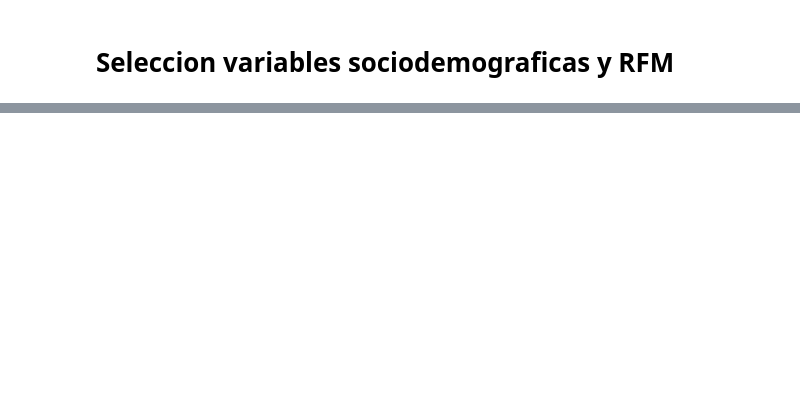
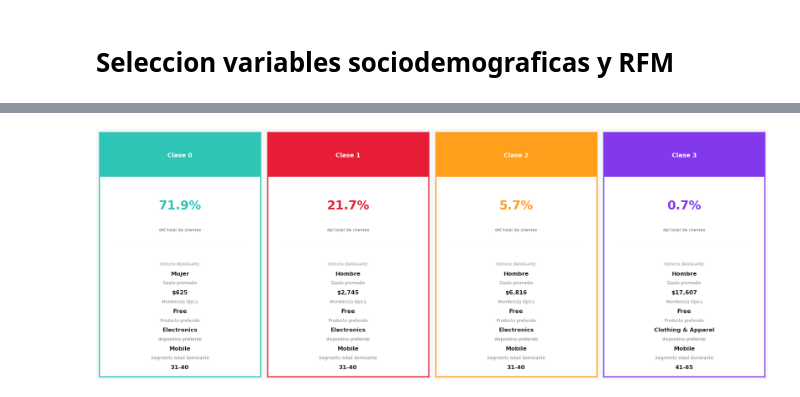
Before and after one commit to ShawnFRS/trabajos-marketing, a Jupyter notebook: trabajo 2/trabajo 2.ipynb, the cells around one changed output, grey strips where cells are left out. Drawn from its saved outputs; the diff is of its cells as text; code cells hidden in the pictures; blank space fills up the shorter version.

```diff
--- a/trabajo 2/trabajo 2.ipynb
+++ b/trabajo 2/trabajo 2.ipynb
@@ -196,0 +569,19 @@ display(df.head(5))
+# %%
+# ── Uso ───────────────────────────────────────────────────────────────────────
+tarjetas_segmentos(
+    df       = df_consumidores,
+    col_pred = "mixed_pred",
+    columnas = [
+        {"col": "genero",                  "label": "Género dominante",  "tipo": "moda",
+         "mapa": {0: "Mujer", 1: "Hombre"}},
+        {"col": "gasto_total_usd",         "label": "Gasto promedio",    "tipo": "moneda"},
+        {"col": "nivel_membresia",         "label": "Membresía típica",   "tipo": "moda"},
+        {"col": "categoria_preferida",     "label": "Producto preferido",   "tipo": "moda"},
+        {"col": "dispositivo_preferido",   "label": "dispositivo preferido",   "tipo": "moda"},
+        {"col": "edad", "label": "Segmento edad dominante", "tipo": "segmento",
+        "bins": [0, 25, 30, 40, 65, float('inf')],
+        "labels": ["18-25", "26-30", "31-40", "41-65", "65+"]},
+    ],
+    nombres_clase = ["Clase 0", "Clase 1", "Clase 2", "Clase 3"])
+# %% [output]
+[figure, added]
```
Also changed, not shown: parts of 23 cells of this notebook.
